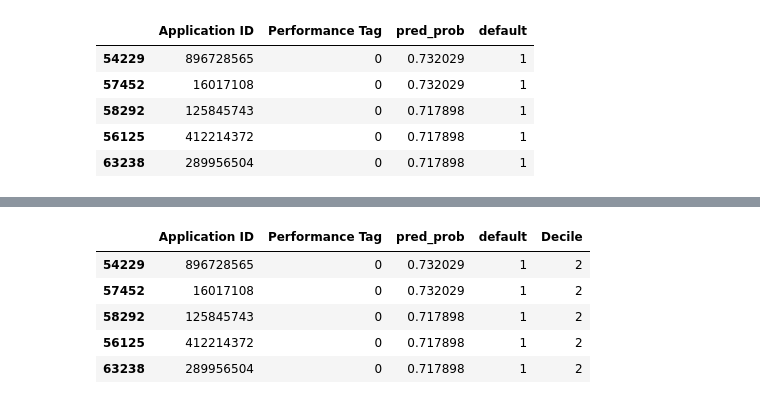
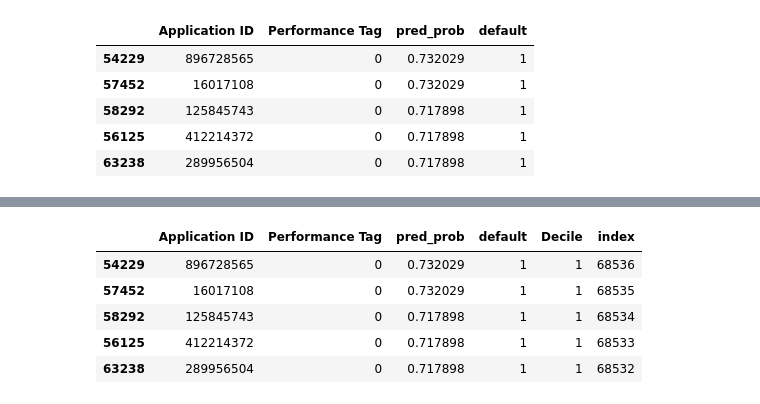
Before and after one commit to VivekJeldi/RiskAnalytics-CreditCard, a Jupyter notebook: Code_XGBoost_WOE.ipynb, the cells around one changed output, grey strips where cells are left out. Saved outputs shown, nothing was run; the diff lists cells and outputs as text; code cells hidden in the pictures.

```diff
--- a/Code_XGBoost_WOE.ipynb
+++ b/Code_XGBoost_WOE.ipynb
@@ -673,3 +673,6 @@ df_pred.head()
 | 58292 | 125845743 | 0 | 0.717898 | 1 |
 | 56125 | 412214372 | 0 | 0.717898 | 1 |
 | 63238 | 289956504 | 0 | 0.717898 | 1 |
+# %%
+df_pred['index'] = range(len(df_pred),0,-1)
+df_pred.head()
@@ -676,10 +686,10 @@ df_pred.head()
 # %%
-df_pred['Decile'] = pd.qcut(df_pred['pred_prob'], q=10, labels=range(10,1,-1), duplicates='drop')
+df_pred['Decile'] = pd.qcut(df_pred['index'], q=10, labels=range(10,0,-1), duplicates='drop')
 df_pred.head()
 # %% [output]
-|  | Application ID | Performance Tag | pred_prob | default | Decile |
-| 54229 | 896728565 | 0 | 0.732029 | 1 | 2 |
-| 57452 | 16017108 | 0 | 0.732029 | 1 | 2 |
-| 58292 | 125845743 | 0 | 0.717898 | 1 | 2 |
-| 56125 | 412214372 | 0 | 0.717898 | 1 | 2 |
-| 63238 | 289956504 | 0 | 0.717898 | 1 | 2 |
+|  | Application ID | Performance Tag | pred_prob | default | Decile | index |
+| 54229 | 896728565 | 0 | 0.732029 | 1 | 1 | 68536 |
+| 57452 | 16017108 | 0 | 0.732029 | 1 | 1 | 68535 |
+| 58292 | 125845743 | 0 | 0.717898 | 1 | 1 | 68534 |
+| 56125 | 412214372 | 0 | 0.717898 | 1 | 1 | 68533 |
+| 63238 | 289956504 | 0 | 0.717898 | 1 | 1 | 68532 |
```
Also changed, not shown: parts of 18 cells of this notebook.
